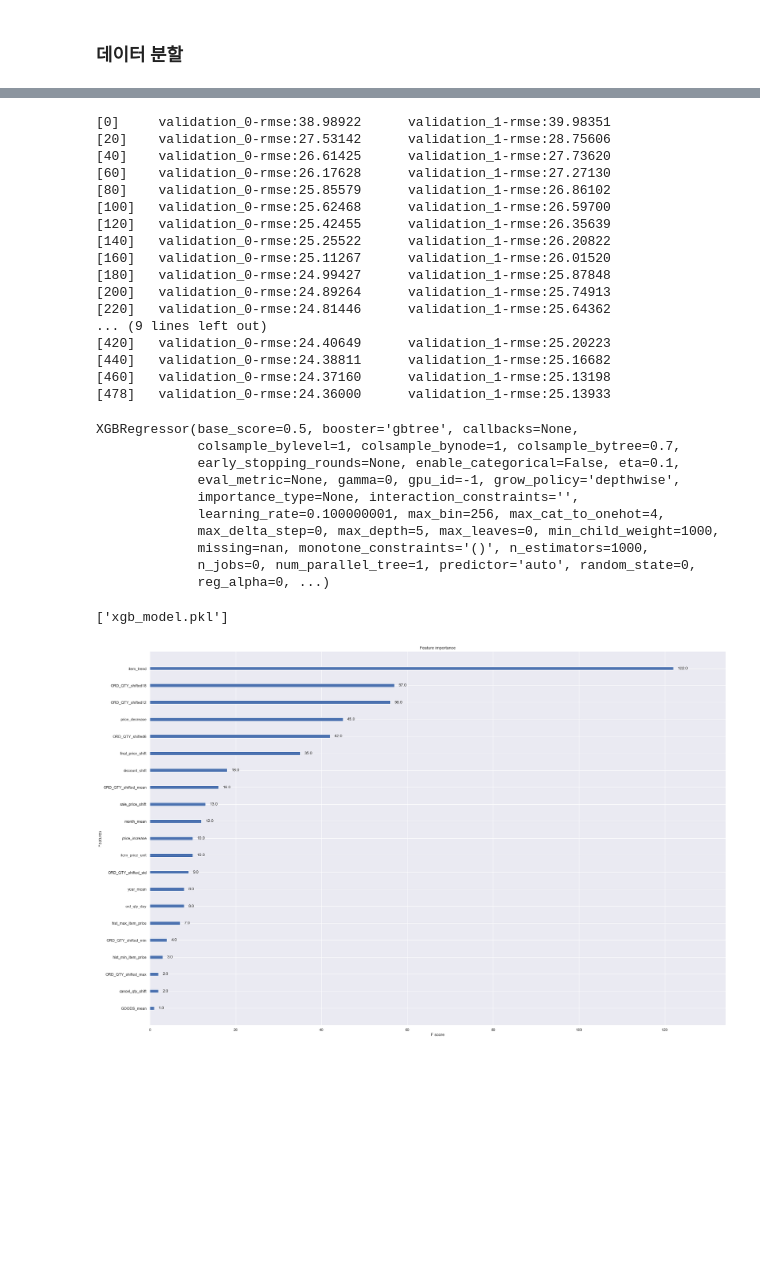
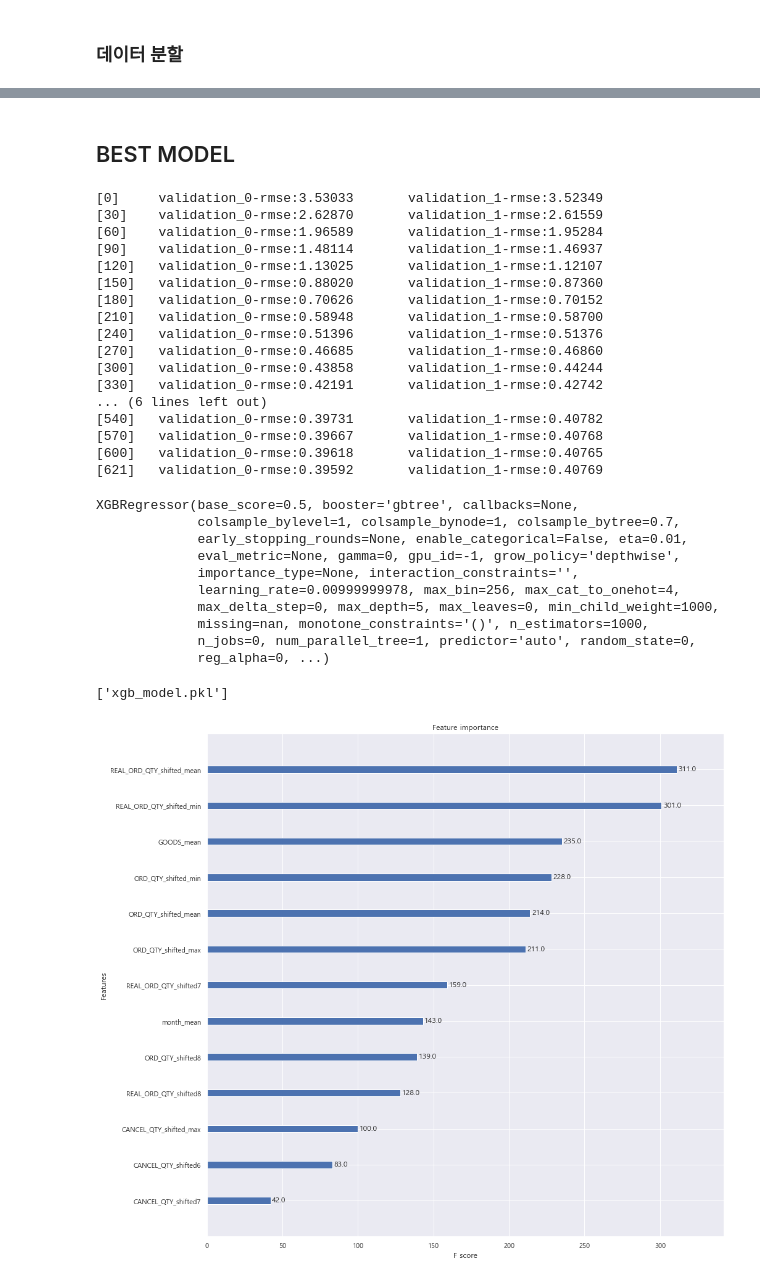
Before and after one commit to olsunghyun0416/Dongwon_Project, a Jupyter notebook: 더반찬_서비스구축/더반찬_캐글_파이프라인.ipynb, the cells around one changed output, grey strips where cells are left out. Cells and saved outputs as stored; diff of their text form; code cells hidden in the pictures; blank space fills up the shorter version.

```diff
--- a/더반찬_서비스구축/더반찬_캐글_파이프라인.ipynb
+++ b/더반찬_서비스구축/더반찬_캐글_파이프라인.ipynb
@@ -415,0 +473,14 @@ xgb_test = X_test[xgb_features]
+# %%
+scaler = MinMaxScaler()
+X_train_s = scaler.fit_transform(X_train)
+X_val_s = scaler.transform(X_val)
+X_test_s = scaler.transform(X_test)
+# %%
+lgbm_model = LGBMRegressor(learning_rate=0.01,
+                           max_depth=5,
+                           n_estimators=1000,
+                           reg_lambda=0.1,
+                           subsample=0.5)
+lgbm_model.fit(X_train_l, y_train)
+lgbm_pred = lgbm_model.predict(X_test_l)
+print('r2: ', r2_score(np.expm1(y_test), np.expm1(lgbm_pred)))
@@ -415,0 +489,9 @@ xgb_test = X_test[xgb_features]
+# %%
+lgbm_model = LGBMRegressor(learning_rate=0.01,
+                           max_depth=5,
+                           n_estimators=1000,
+                           reg_lambda=0.1,
+                           subsample=0.5)
+lgbm_model.fit(X_train_s, y_train)
+lgbm_pred = lgbm_model.predict(X_test_s)
+print('r2: ', r2_score(y_test, lgbm_pred))
@@ -416,41 +535,43 @@ xgb_test = X_test[xgb_features]
+# %% [markdown]
+## BEST MODEL
 # %%
 xgb_model = XGBRegressor(max_depth=5,
                          n_estimators=1000,
                          min_child_weight=1000,
                          colsample_bytree=0.7,
                          subsample=0.7,
-                         eta=0.1,
+                         eta=0.01,
                          seed=0)
-xgb_model.fit(xgb_train,
+xgb_model.fit(X_train_l,
               y_train,
               eval_metric="rmse",
-              eval_set=[(xgb_train, y_train), (xgb_val, y_val)],
-              verbose=20,
+              eval_set=[(X_train_l, y_train), (X_val_l, y_val)],
+              verbose=30,
               early_stopping_rounds=20)
 # %% [output]
-[0]     validation_0-rmse:38.98922      validation_1-rmse:39.98351
-[20]    validation_0-rmse:27.53142      validation_1-rmse:28.75606
-[40]    validation_0-rmse:26.61425      validation_1-rmse:27.73620
-[60]    validation_0-rmse:26.17628      validation_1-rmse:27.27130
-[80]    validation_0-rmse:25.85579      validation_1-rmse:26.86102
-[100]   validation_0-rmse:25.62468      validation_1-rmse:26.59700
-[120]   validation_0-rmse:25.42455      validation_1-rmse:26.35639
-[140]   validation_0-rmse:25.25522      validation_1-rmse:26.20822
-[160]   validation_0-rmse:25.11267      validation_1-rmse:26.01520
-[180]   validation_0-rmse:24.99427      validation_1-rmse:25.87848
-[200]   validation_0-rmse:24.89264      validation_1-rmse:25.74913
-[220]   validation_0-rmse:24.81446      validation_1-rmse:25.64362
-... (9 lines left out)
-[420]   validation_0-rmse:24.40649      validation_1-rmse:25.20223
-[440]   validation_0-rmse:24.38811      validation_1-rmse:25.16682
-[460]   validation_0-rmse:24.37160      validation_1-rmse:25.13198
-[478]   validation_0-rmse:24.36000      validation_1-rmse:25.13933
+[0]     validation_0-rmse:3.53033       validation_1-rmse:3.52349
+[30]    validation_0-rmse:2.62870       validation_1-rmse:2.61559
+[60]    validation_0-rmse:1.96589       validation_1-rmse:1.95284
+[90]    validation_0-rmse:1.48114       validation_1-rmse:1.46937
+[120]   validation_0-rmse:1.13025       validation_1-rmse:1.12107
+[150]   validation_0-rmse:0.88020       validation_1-rmse:0.87360
+[180]   validation_0-rmse:0.70626       validation_1-rmse:0.70152
+[210]   validation_0-rmse:0.58948       validation_1-rmse:0.58700
+[240]   validation_0-rmse:0.51396       validation_1-rmse:0.51376
+[270]   validation_0-rmse:0.46685       validation_1-rmse:0.46860
+[300]   validation_0-rmse:0.43858       validation_1-rmse:0.44244
+[330]   validation_0-rmse:0.42191       validation_1-rmse:0.42742
+... (6 lines left out)
+[540]   validation_0-rmse:0.39731       validation_1-rmse:0.40782
+[570]   validation_0-rmse:0.39667       validation_1-rmse:0.40768
+[600]   validation_0-rmse:0.39618       validation_1-rmse:0.40765
+[621]   validation_0-rmse:0.39592       validation_1-rmse:0.40769
 XGBRegressor(base_score=0.5, booster='gbtree', callbacks=None,
              colsample_bylevel=1, colsample_bynode=1, colsample_bytree=0.7,
-             early_stopping_rounds=None, enable_categorical=False, eta=0.1,
+             early_stopping_rounds=None, enable_categorical=False, eta=0.01,
              eval_metric=None, gamma=0, gpu_id=-1, grow_policy='depthwise',
              importance_type=None, interaction_constraints='',
-             learning_rate=0.100000001, max_bin=256, max_cat_to_onehot=4,
+             learning_rate=0.00999999978, max_bin=256, max_cat_to_onehot=4,
              max_delta_step=0, max_depth=5, max_leaves=0, min_child_weight=1000,
              missing=nan, monotone_constraints='()', n_estimators=1000,
              n_jobs=0, num_parallel_tree=1, predictor='auto', random_state=0,
@@ -462,9 +583,9 @@ joblib.dump(xgb_model, 'xgb_model.pkl')
 # %% [output]
 ['xgb_model.pkl']
 # %%
-plt.rcParams["figure.figsize"] = (30, 20)
+plt.rcParams["figure.figsize"] = (15, 15)
 plot_importance(xgb_model)
 plt.show()
 # %% [output]
-[figure, old version]
+[figure, new version]
 # %%
```
Also changed, not shown: parts of 60 cells of this notebook, 2 other files.
